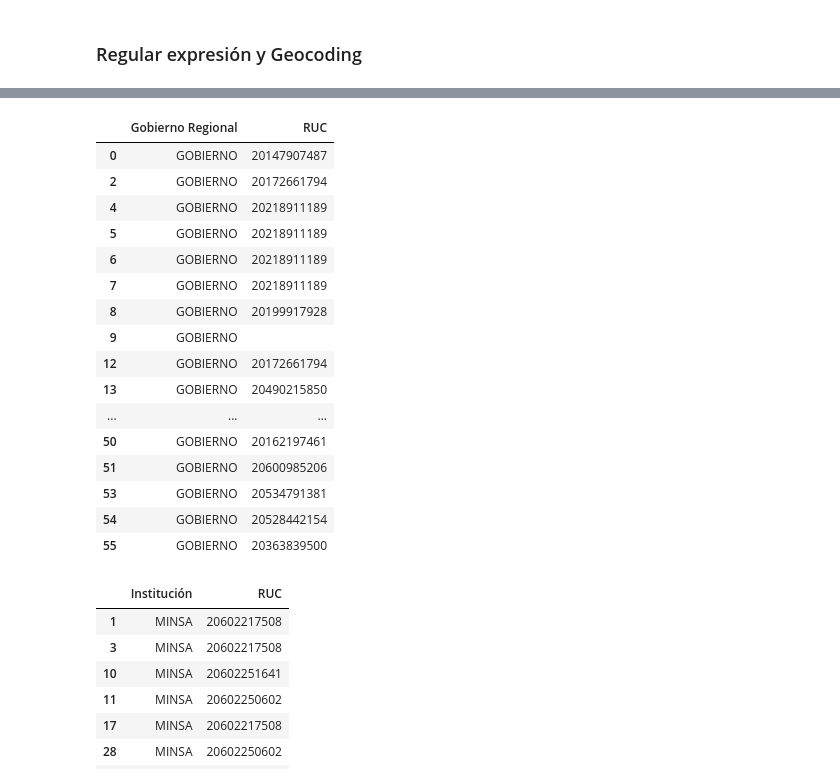
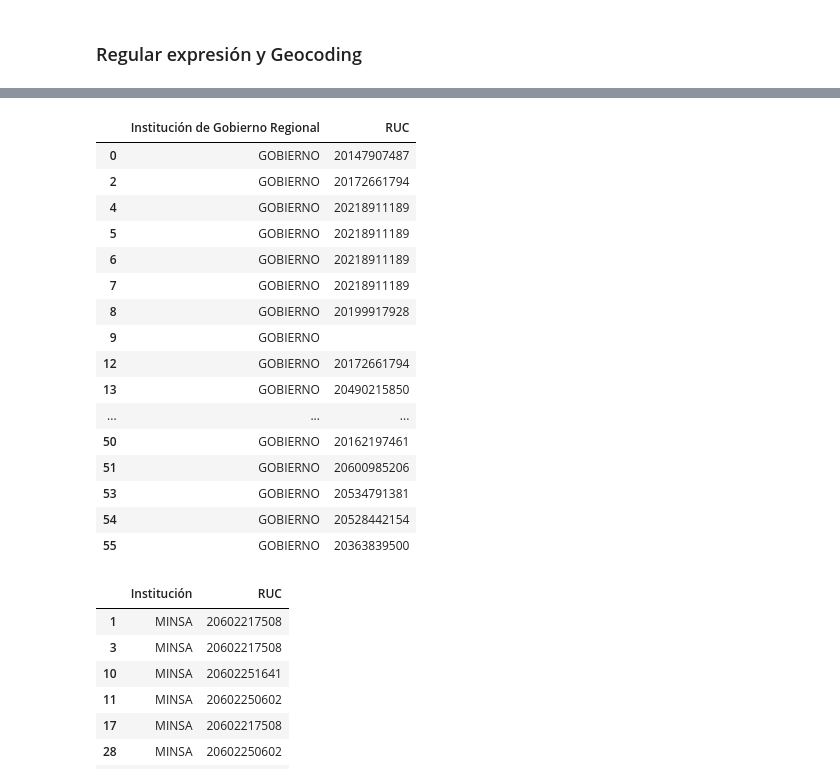
Before and after one commit to Robertopucp/1ECO35_R_PYTHON, a Jupyter notebook: Trabajo_grupal/WH6/Grupo_1_Python.ipynb, the cells around one changed output, grey strips where cells are left out. Saved outputs shown, nothing was run; the diff lists cells and outputs as text; code cells hidden in the pictures.

```diff
--- a/Trabajo_grupal/WH6/Grupo_1_Python.ipynb
+++ b/Trabajo_grupal/WH6/Grupo_1_Python.ipynb
@@ -115,10 +115,10 @@ gobiernos = cent_salud.loc[cent_salud['Institución_ruc'].str.contains('GOBIERNO
 # %%
 gobiernos1 = gobiernos["Institución_ruc"].str.split("REGIONAL",2,expand=True)
-gobiernos1 = gobiernos1.rename(columns={0:'Gobierno Regional'})
+gobiernos1 = gobiernos1.rename(columns={0:'Institución de Gobierno Regional'})
 gobiernos1 = gobiernos1.rename(columns={1:'RUC'})
 gobiernos1
 # %% [output]
-|  | Gobierno Regional | RUC |
+|  | Institución de Gobierno Regional | RUC |
 | 0 | GOBIERNO | 20147907487 |
 | 2 | GOBIERNO | 20172661794 |
 | 4 | GOBIERNO | 20218911189 |
```
Also changed, not shown: parts of 4 cells of this notebook.
